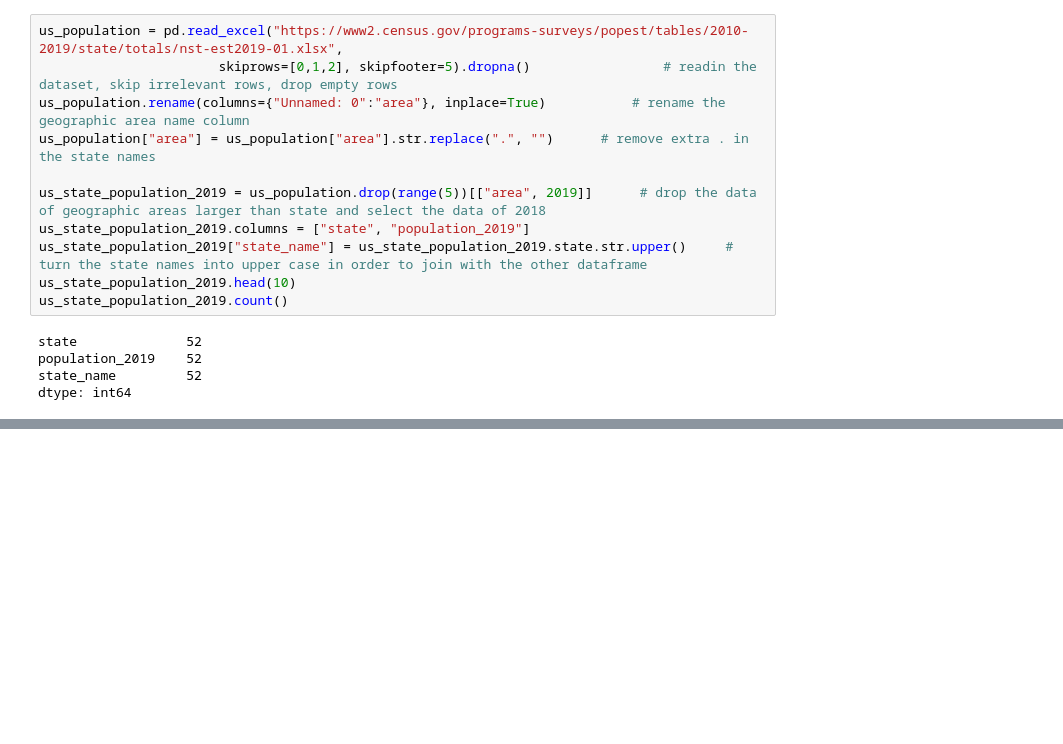
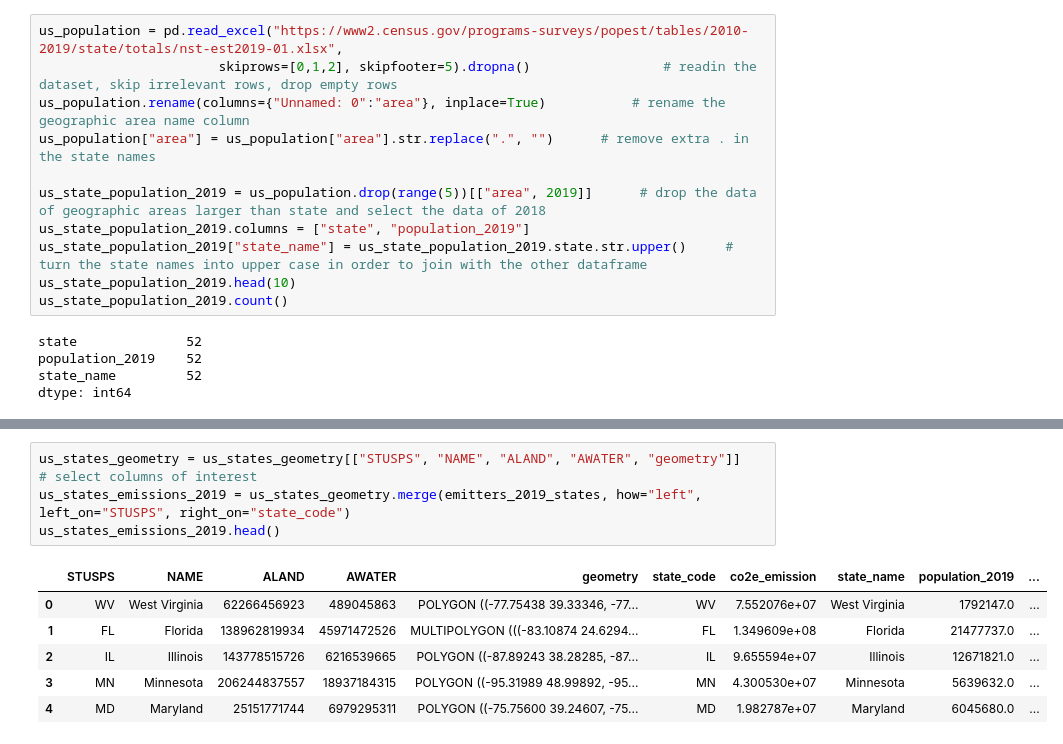
Before and after one commit to dzingariello/ghg-emissions-usa, a Jupyter notebook: ghg-emissions-analysis.ipynb, the cells around one changed output, grey strips where cells are left out. Cells and saved outputs as stored; diff of their text form; blank space fills up the shorter version.

```diff
--- a/ghg-emissions-analysis.ipynb
+++ b/ghg-emissions-analysis.ipynb
@@ -158,0 +187,11 @@ plt.show()
+# %%
+us_states_geometry = us_states_geometry[["STUSPS", "NAME", "ALAND", "AWATER", "geometry"]]      # select columns of interest
+us_states_emissions_2019 = us_states_geometry.merge(emitters_2019_states, how="left", left_on="STUSPS", right_on="state_code")
+us_states_emissions_2019.head()
+# %% [output]
+|  | STUSPS | NAME | ALAND | AWATER | geometry | state_code | co2e_emission | state_name | population_2019 | ... |
+| 0 | WV | West Virginia | 62266456923 | 489045863 | POLYGON ((-77.75438 39.33346, -77... | WV | 7.552076e+07 | West Virginia | 1792147.0 | ... |
+| 1 | FL | Florida | 138962819934 | 45971472526 | MULTIPOLYGON (((-83.10874 24.6294... | FL | 1.349609e+08 | Florida | 21477737.0 | ... |
+| 2 | IL | Illinois | 143778515726 | 6216539665 | POLYGON ((-87.89243 38.28285, -87... | IL | 9.655594e+07 | Illinois | 12671821.0 | ... |
+| 3 | MN | Minnesota | 206244837557 | 18937184315 | POLYGON ((-95.31989 48.99892, -95... | MN | 4.300530e+07 | Minnesota | 5639632.0 | ... |
+| 4 | MD | Maryland | 25151771744 | 6979295311 | POLYGON ((-75.75600 39.24607, -75... | MD | 1.982787e+07 | Maryland | 6045680.0 | ... |
```
Also changed, not shown: parts of 7 cells of this notebook, 9 other files.
